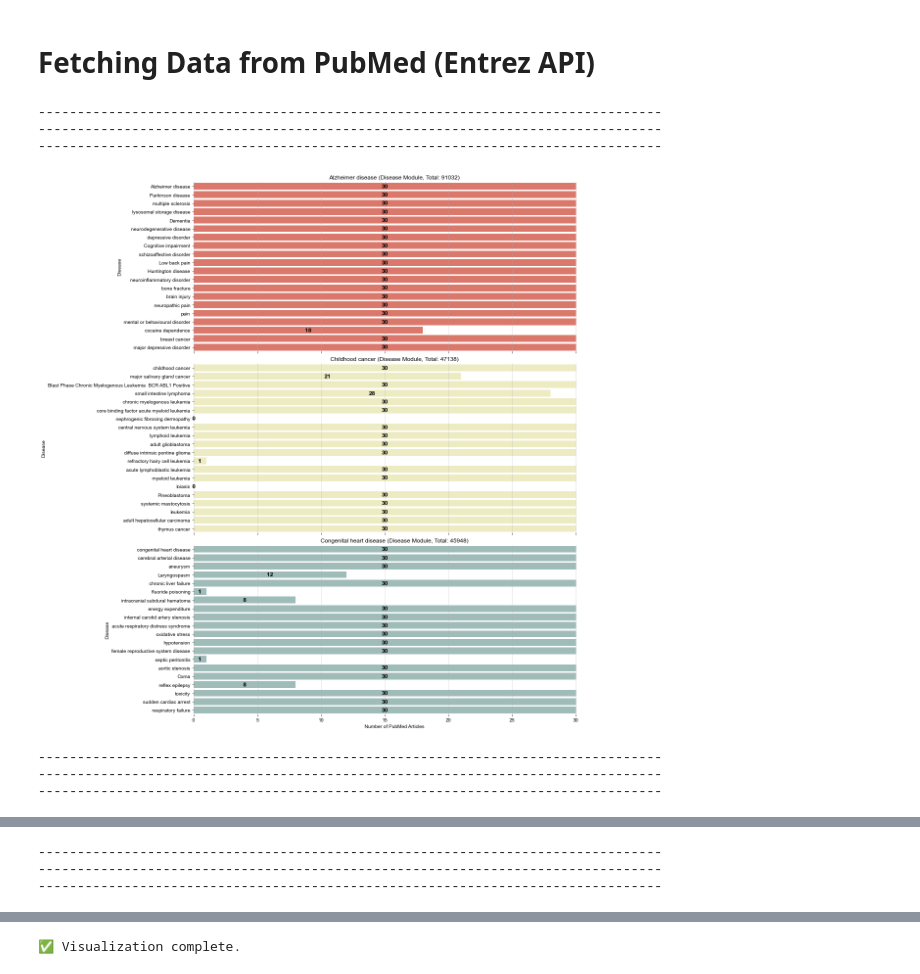
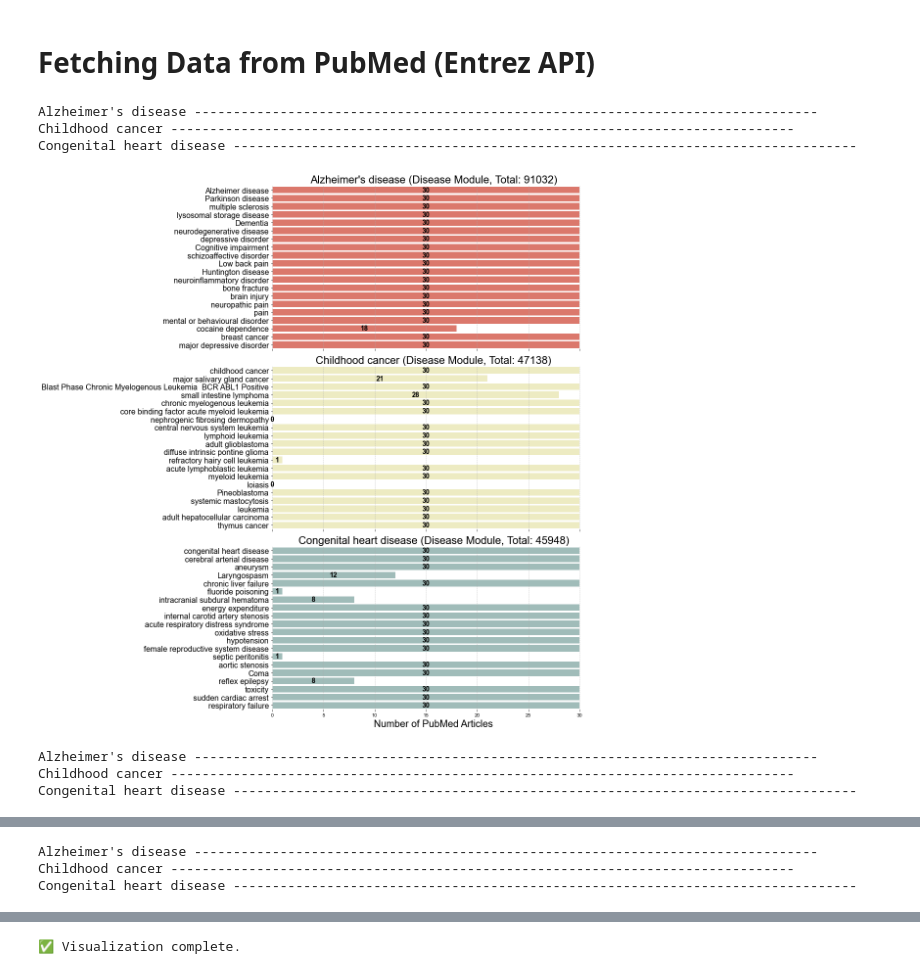
Before and after one commit to BRL-BCM/CTD, a Jupyter notebook: notebooks/PubMed_search.ipynb, the cells around one changed output, grey strips where cells are left out. Saved outputs shown, nothing was run; the diff lists cells and outputs as text; code cells hidden in the pictures.

Commit message:
Code for generating figures.

```diff
--- a/notebooks/PubMed_search.ipynb
+++ b/notebooks/PubMed_search.ipynb
@@ -14,17 +12,18 @@ from urllib.error import HTTPError
 Entrez.email = "your_email@example.com"
 
 # CSV files with diseases output from CTD-ID:
-# python Python/main_gba.py --adj_path ../data/target_disease/cor_matrix_99.csv --s_nodes ../data/target_disease/ad_cor_20.csv
-# python Python/main_gba.py --adj_path ../data/target_disease/cor_matrix_99.csv --s_nodes ../data/target_disease/childhoodcancer_cor_20.csv
-# python Python/main_gba.py --adj_path ../data/target_disease/cor_matrix_99.csv --s_nodes ../data/target_disease/chd_cor_20.csv
+# python Python/main_gba.py --adj_path data/target_disease/nolit/cor_matrix_99_nolit_small.csv --s_nodes data/target_disease/nolit/ad_cor_20_no_lit_small.csv
+# python Python/main_gba.py --adj_path data/target_disease/nolit/cor_matrix_99_nolit_small.csv --s_nodes data/target_disease/nolit/childhoodcancer_cor_20_no_lit_small.csv
+# python Python/main_gba.py --adj_path data/target_disease/nolit/cor_matrix_99_nolit_small.csv --s_nodes data/target_disease/nolit/chd_cor_20_no_lit.csv
+
 gba_ranks_files = {
-    'Alzheimer disease': '../data/target_disease/ad_cor_20_0.955_gba_ranks.csv',
+    'Alzheimer\'s disease': '../data/target_disease/ad_cor_20_0.955_gba_ranks.csv',
     'Childhood cancer': '../data/target_disease/childhoodcancer_cor_20_0.946_gba_ranks.csv',
     'Congenital heart disease': '../data/target_disease/chd_cor_20_0.888_gba_ranks.csv'
 }
 
 s_files = {
-    'Alzheimer disease': '../data/target_disease/ad_cor_20.csv',
+    'Alzheimer\'s disease': '../data/target_disease/ad_cor_20.csv',
     'Childhood cancer': '../data/target_disease/childhoodcancer_cor_20.csv',
     'Congenital heart disease': '../data/target_disease/chd_cor_20.csv'
 }
@@ -103,47 +102,48 @@ for csv_files, info in zip(all_files, subset):
 
         # Load results from CSV
         sufix = '_1000' if info != 'Disease_module' else ''
-        df_results = pd.read_csv(f"../data/target_disease/{explored_disease.replace(' ', '_')}_pubmed_results_{info}{sufix}.csv").head(TOP_DISEASE_NUM)
+        disname = explored_disease.replace(' ', '_').replace('\'s', '')
+        df_results = pd.read_csv(f"../data/target_disease/{disname}_pubmed_results_{info}{sufix}.csv").head(TOP_DISEASE_NUM)
 
         # Get total number of articles
         top_total = df_results["Articles"].sum()
         df_results.loc[:, 'Articles'] = df_results['Articles'].apply(lambda x: 30 if x > 30 else x)
 
         # Plot results
         sns.barplot(data=df_results, x="Articles", y="Disease", color=colors[i], ax=ax)
-        ax.set_xlabel("Number of PubMed Articles")
-        ax.set_ylabel("Disease")
+        ax.set_xlabel("Number of PubMed Articles", size=20)
+        ax.set_ylabel(None)
         ax.grid(axis="x", linestyle="--", alpha=0.7)
         ax.set_yticks(ax.get_yticks())  # Ensure ticks are set before setting labels
-        ax.set_yticklabels(df_results['Disease'])
+        ax.set_yticklabels(df_results['Disease'], size=16)
         ax.set_frame_on(False)
 
         if info == 'Disease_module':
-            ax.set_title(f"{explored_disease} (Disease Module, Total: {top_total})")
+            ax.set_title(f"{explored_disease} (Disease Module, Total: {top_total})", size=22)
         elif info == 'Top':
-            ax.set_title(f"{explored_disease} (Top {TOP_DISEASE_NUM}, Total: {top_total})")
+            ax.set_title(f"{explored_disease} (Top {TOP_DISEASE_NUM}, Total: {top_total})", size=22)
         else:  # Random subset
-            ax.set_title(f"{explored_disease} (Random {TOP_DISEASE_NUM}, Total: {top_total})")
+            ax.set_title(f"{explored_disease} (Random {TOP_DISEASE_NUM}, Total: {top_total})", size=22)
 
         # Add value labels
         for p in ax.patches:
             width = p.get_width()
             ax.text(width / 2, p.get_y() + p.get_height() / 2, f'{int(width)}',
-                    ha='center', va='center', fontsize=12, color='black', fontweight='bold')
+                    ha='center', va='center', fontsize=14, color='black', fontweight='bold')
 
-        print('-' * 80)
+        print(explored_disease, '-' * 80)
 
     # Adjust layout and save the figure
     plt.tight_layout()
     plt.savefig(f"pubmed_results_{info}.png", dpi=200)
     plt.show()
 
 print("✅ Visualization complete.")
 # %% [output]
---------------------------------------------------------------------------------
---------------------------------------------------------------------------------
---------------------------------------------------------------------------------
+Alzheimer's disease --------------------------------------------------------------------------------
+Childhood cancer --------------------------------------------------------------------------------
+Congenital heart disease --------------------------------------------------------------------------------
-[figure, old version]
+[figure, new version]
---------------------------------------------------------------------------------
---------------------------------------------------------------------------------
---------------------------------------------------------------------------------
+Alzheimer's disease --------------------------------------------------------------------------------
+Childhood cancer --------------------------------------------------------------------------------
+Congenital heart disease --------------------------------------------------------------------------------
@@ -151,3 +151,3 @@ print("✅ Visualization complete.")
---------------------------------------------------------------------------------
---------------------------------------------------------------------------------
---------------------------------------------------------------------------------
+Alzheimer's disease --------------------------------------------------------------------------------
+Childhood cancer --------------------------------------------------------------------------------
+Congenital heart disease --------------------------------------------------------------------------------
```
Also changed, not shown: parts of 3 cells of this notebook, 1 other file.
